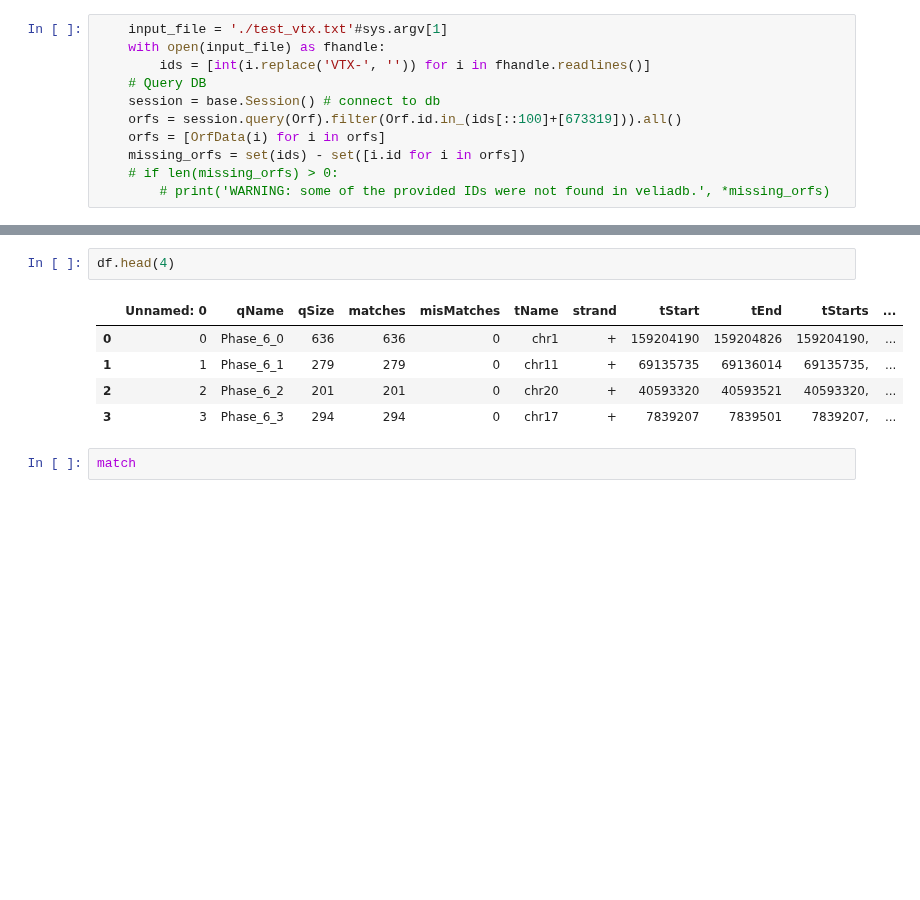
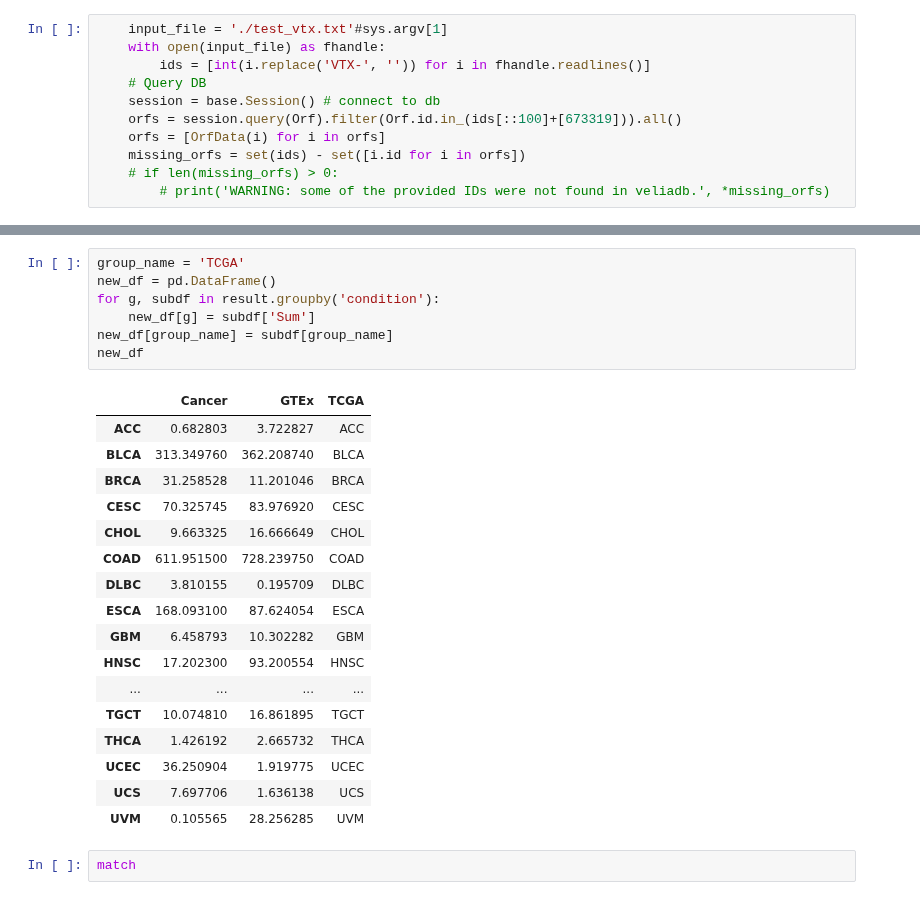
Before and after one commit to veliatx/dashboard, a Jupyter notebook: dashboard/etl/dev.ipynb, the cells around one changed output, grey strips where cells are left out. Drawn from its saved outputs; the diff is of its cells as text; blank space fills up the shorter version.

```diff
--- a/dashboard/etl/dev.ipynb
+++ b/dashboard/etl/dev.ipynb
@@ -20,11 +47,28 @@ import boto3
 # %%
-df.head(4)
+group_name = 'TCGA'
+new_df = pd.DataFrame()
+for g, subdf in result.groupby('condition'):
+    new_df[g] = subdf['Sum']
+new_df[group_name] = subdf[group_name]
+new_df
 # %% [output]
-|  | Unnamed: 0 | qName | qSize | matches | misMatches | tName | strand | tStart | tEnd | tStarts | ... |
-| 0 | 0 | Phase_6_0 | 636 | 636 | 0 | chr1 | + | 159204190 | 159204826 | 159204190, | ... |
-| 1 | 1 | Phase_6_1 | 279 | 279 | 0 | chr11 | + | 69135735 | 69136014 | 69135735, | ... |
-| 2 | 2 | Phase_6_2 | 201 | 201 | 0 | chr20 | + | 40593320 | 40593521 | 40593320, | ... |
-| 3 | 3 | Phase_6_3 | 294 | 294 | 0 | chr17 | + | 7839207 | 7839501 | 7839207, | ... |
+|  | Cancer | GTEx | TCGA |
+| ACC | 0.682803 | 3.722827 | ACC |
+| BLCA | 313.349760 | 362.208740 | BLCA |
+| BRCA | 31.258528 | 11.201046 | BRCA |
+| CESC | 70.325745 | 83.976920 | CESC |
+| CHOL | 9.663325 | 16.666649 | CHOL |
+| COAD | 611.951500 | 728.239750 | COAD |
+| DLBC | 3.810155 | 0.195709 | DLBC |
+| ESCA | 168.093100 | 87.624054 | ESCA |
+| GBM | 6.458793 | 10.302282 | GBM |
+| HNSC | 17.202300 | 93.200554 | HNSC |
+| ... | ... | ... | ... |
+| TGCT | 10.074810 | 16.861895 | TGCT |
+| THCA | 1.426192 | 2.665732 | THCA |
+| UCEC | 36.250904 | 1.919775 | UCEC |
+| UCS | 7.697706 | 1.636138 | UCS |
+| UVM | 0.105565 | 28.256285 | UVM |
 # %%
 match
 # %% [output]
```
Also changed, not shown: parts of 2 cells of this notebook, 3 other files.
